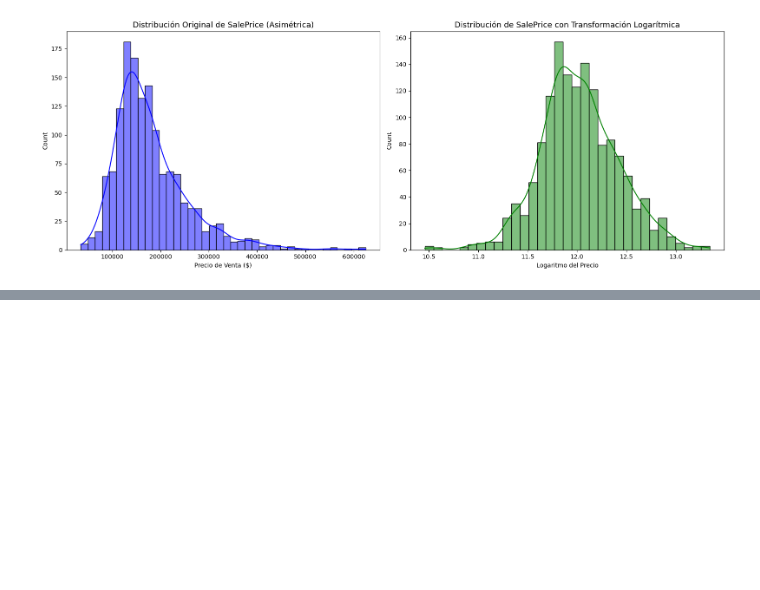
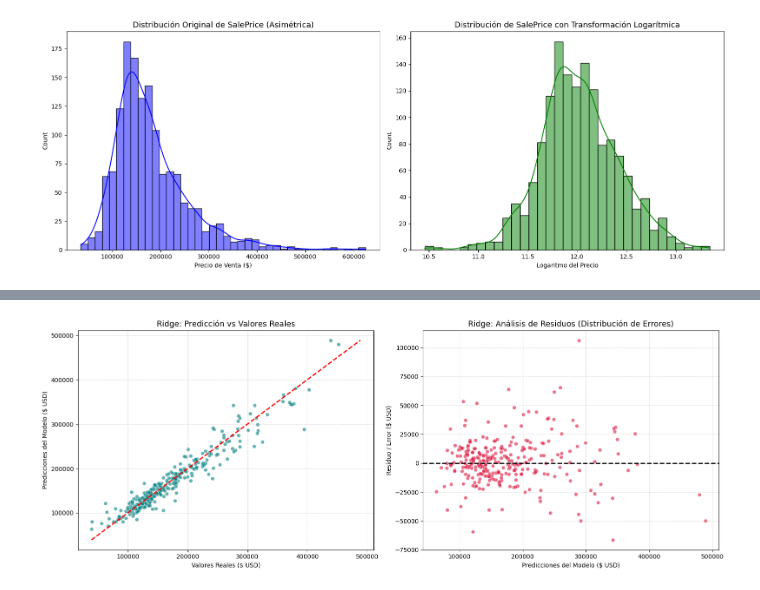
Before and after one commit to AnaPaulaMontiel/regression_houses, a Jupyter notebook: house_regression.ipynb, the cells around one changed output, grey strips where cells are left out. Cells and saved outputs as stored; diff of their text form; code cells hidden in the pictures; blank space fills up the shorter version.

```diff
--- a/house_regression.ipynb
+++ b/house_regression.ipynb
@@ -153,3 +153,20 @@ plt.tight_layout()
 plt.show()
 # %% [output]
 [figure]
+# %%
+# 1. Separamos nuestra variable objetivo (SalePrice_Log) y el Id
+# para que no se mezclen ni se alteren en la conversión
+precios_log = df_clean['SalePrice_Log']
+ids = df_clean['Id']
+
+# Eliminamos las columnas de precio e Id de nuestra tabla de características
+X = df_clean.drop(columns=['Id', 'SalePrice', 'SalePrice_Log'])
+
+# 2. Aplicamos One-Hot Encoding automático a TODAS las columnas de texto
+# drop_first=True evita la redundancia (si una casa no es de zona A ni B, por defecto es C)
+X_codificado = pd.get_dummies(X, drop_first=True)
+
+# 3. Comprobamos el impacto en las dimensiones
+print("--- ⚙️ Proceso de Codificación Categórica Completado ---")
+print(f"Dimensiones antes de codificar (variables originales): {X.shape[1]} columnas.")
+print(f"Dimensiones después de codificar (One-Hot Encoding): {X_codificado.shape[1]} columnas.")
@@ -155,0 +297,49 @@ plt.show()
+# %%
+import matplotlib.pyplot as plt
+import seaborn as sns
+
+# 1. Nos aseguramos de volver a entrenar a Ridge de forma aislada para recuperar sus datos
+modelo_ridge.fit(X_train_escalado, y_train)
+
+# 2. Generamos sus predicciones logarítmicas y las revertimos a dólares reales
+pred_ridge_log = modelo_ridge.predict(X_val_escalado)
+pred_ridge_usd = np.expm1(pred_ridge_log)
+y_val_usd = np.expm1(y_val)
+
+# 3. Calculamos sus residuos específicos
+residuos_ridge = y_val_usd - pred_ridge_usd
+
+
+# ==========================================================
+# 4. CONFIGURACIÓN DEL LIENZO VISUAL
+# ==========================================================
+fig, axes = plt.subplots(1, 2, figsize=(16, 6))
+
+# --- GRÁFICO 1: PREDICCIÓN VS REAL (RIDGE) ---
+sns.scatterplot(ax=axes[0], x=y_val_usd, y=pred_ridge_usd, alpha=0.6, color="teal")
+
+# Línea ideal de 45 grados
+limite_max = max(max(y_val_usd), max(pred_ridge_usd))
+limite_min = min(min(y_val_usd), min(pred_ridge_usd))
+axes[0].plot([limite_min, limite_max], [limite_min, limite_max], color="red", linestyle="--", linewidth=2)
+
+axes[0].set_title("Ridge: Predicción vs Valores Reales", fontsize=13)
+axes[0].set_xlabel("Valores Reales ($ USD)")
+axes[0].set_ylabel("Predicciones del Modelo ($ USD)")
+axes[0].grid(True, linestyle="--", alpha=0.5)
+
+
+# --- GRÁFICO 2: ANÁLISIS DE RESIDUOS (RIDGE) ---
+sns.scatterplot(ax=axes[1], x=pred_ridge_usd, y=residuos_ridge, alpha=0.6, color="crimson")
+# Línea base en el error cero
+axes[1].axhline(y=0, color="black", linestyle="--", linewidth=2)
+
+axes[1].set_title("Ridge: Análisis de Residuos (Distribución de Errores)", fontsize=13)
+axes[1].set_xlabel("Predicciones del Modelo ($ USD)")
+axes[1].set_ylabel("Residuo / Error ($ USD)")
+axes[1].grid(True, linestyle="--", alpha=0.5)
+
+plt.tight_layout()
+plt.show()
+# %% [output]
+[figure, added]
```
Also changed, not shown: parts of 9 cells of this notebook, 3 other files.
